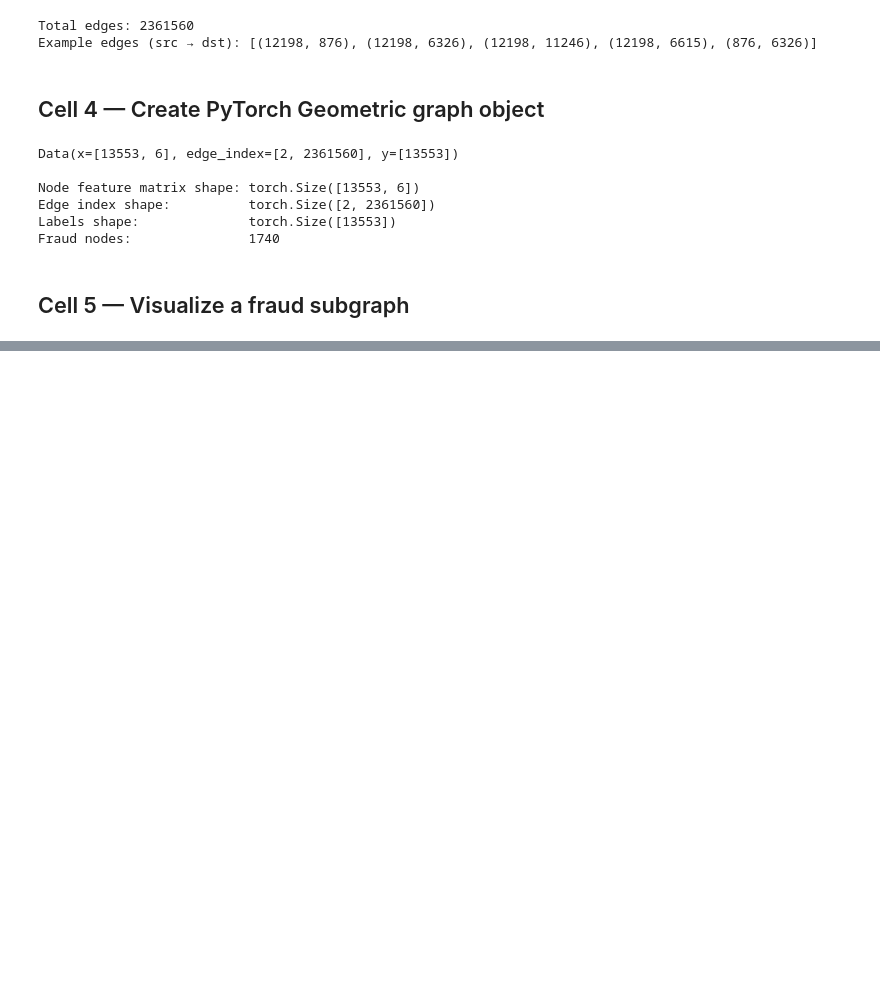
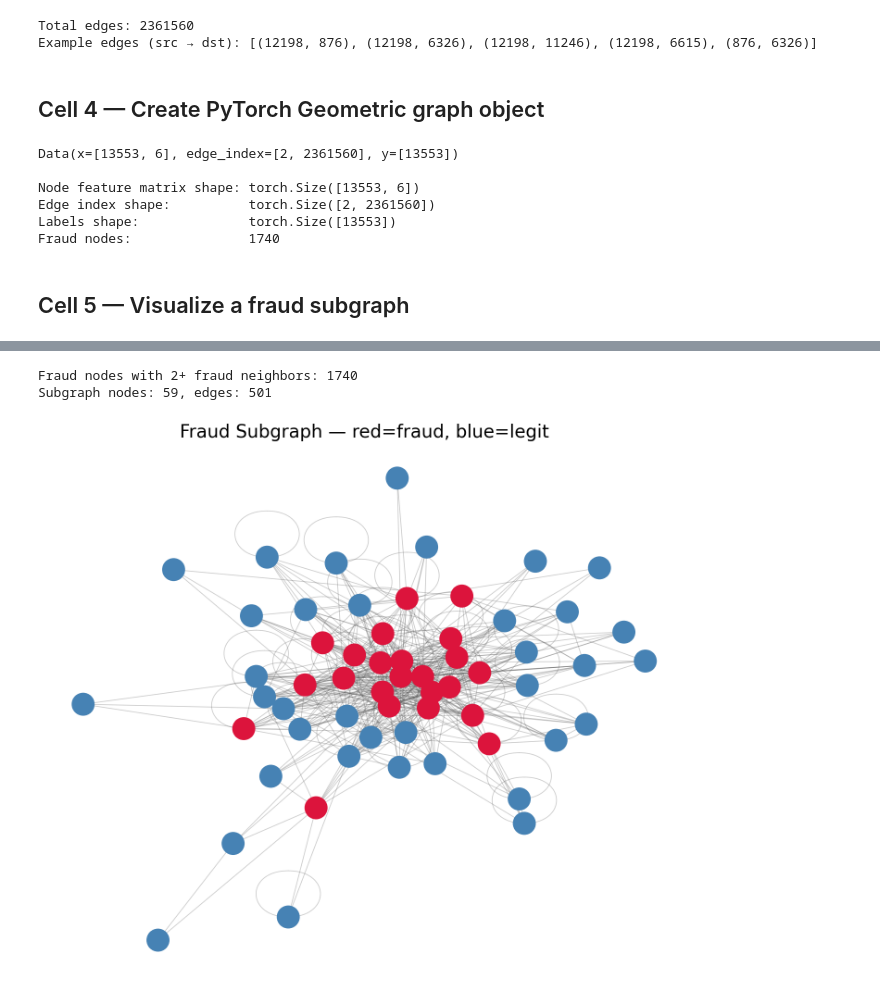
Before and after one commit to sruthi-kurra/fraud-detection-gnn, a Jupyter notebook: 02_graph_construction.ipynb, the cells around one changed output, grey strips where cells are left out. Drawn from its saved outputs; the diff is of its cells as text; code cells hidden in the pictures; blank space fills up the shorter version.

```diff
--- a/02_graph_construction.ipynb
+++ b/02_graph_construction.ipynb
@@ -189,0 +147,58 @@ Nodes: 51, Edges: 50
+# %%
+import math
+import networkx as nx
+import matplotlib.pyplot as plt
+from IPython.display import Image, display
+
+# 1. Build the full graph once
+G_full = nx.Graph()
+G_full.add_edges_from(zip(src_nodes, dst_nodes))
+
+# 2. Find fraud nodes with 2+ fraud neighbors
+fraud_idx_set = set(node_features[node_features['fraud_label'] == 1].index)
+candidates = [
+    n for n in fraud_idx_set
+    if n in G_full and sum(1 for nb in G_full.neighbors(n) if nb in fraud_idx_set) >= 2
+]
+print(f"Fraud nodes with 2+ fraud neighbors: {len(candidates)}")
+
+# 3. Build seed set — more legit neighbors around the fraud core
+seed_nodes = set()
+for n in candidates[:6]:
+    seed_nodes.add(n)
+    neighbors = list(G_full.neighbors(n))
+    legit_nb = [nb for nb in neighbors if node_features.iloc[nb]['fraud_label'] == 0]
+    fraud_nb = [nb for nb in neighbors if node_features.iloc[nb]['fraud_label'] == 1]
+    seed_nodes.update(fraud_nb[:3])
+    seed_nodes.update(legit_nb[:6])
+
+G = G_full.subgraph(seed_nodes).copy()
+print(f"Subgraph nodes: {G.number_of_nodes()}, edges: {G.number_of_edges()}")
+
+# 4. Color nodes
+node_colors = [
+    'crimson' if node_features.iloc[n]['fraud_label'] == 1 else 'steelblue'
+    for n in G.nodes()
+]
+
+# 5. Spring layout, larger spacing
+k_val = 6 / math.sqrt(G.number_of_nodes())
+pos = nx.spring_layout(G, k=k_val, iterations=300, seed=42)
+
+# 6. Smaller figure, no axes, no whitespace
+fig, ax = plt.subplots(figsize=(7, 6))           # smaller than before (was 12x10)
+nx.draw_networkx_edges(G, pos, alpha=0.3, width=0.6, edge_color='#555555', ax=ax)
+nx.draw_networkx_nodes(G, pos, node_color=node_colors, node_size=320, linewidths=0, ax=ax)
+ax.set_title("Fraud Subgraph — red=fraud, blue=legit", fontsize=14)
+ax.set_axis_off()                                 # hide axes completely
+ax.margins(0.02)                                  # tiny buffer so nodes aren't clipped
+
+fig.tight_layout(pad=0.2)
+fig.savefig("subgraph.png", dpi=200, bbox_inches="tight", pad_inches=0.05)
+plt.close(fig)
+
+display(Image("subgraph.png"))
+# %% [output]
+Fraud nodes with 2+ fraud neighbors: 1740
+Subgraph nodes: 59, edges: 501
+[figure, added]
```
Also changed, not shown: parts of 2 cells of this notebook.
